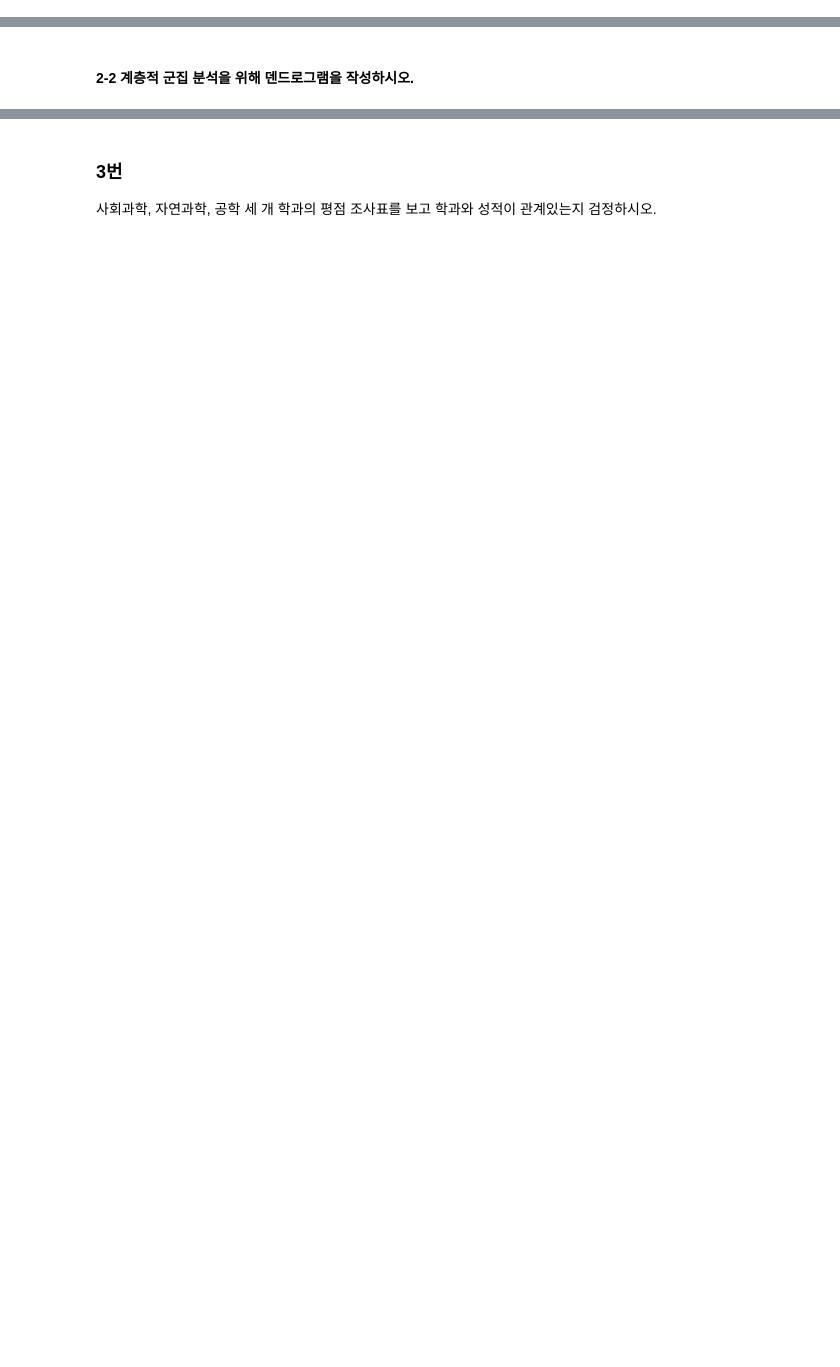
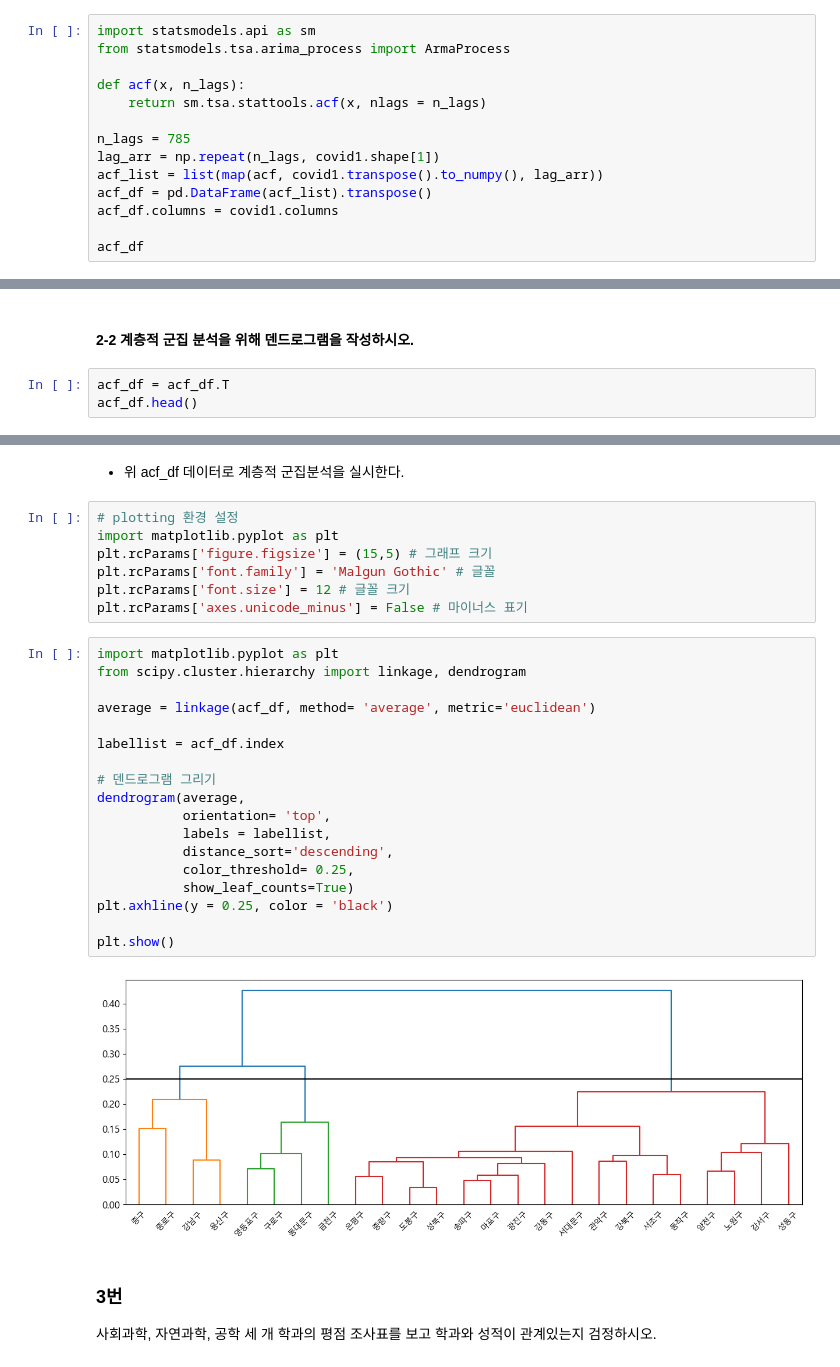
Before and after one commit to Junoflows/ADP, a Jupyter notebook: 문제/모의고사 3회.ipynb, the cells around one changed output, grey strips where cells are left out. Saved outputs shown, nothing was run; the diff lists cells and outputs as text; blank space fills up the shorter version.

```diff
--- a/문제/모의고사 3회.ipynb
+++ b/문제/모의고사 3회.ipynb
@@ -416,0 +441,14 @@ t 검정에서 p-value 가 0.05보다 크므로 귀무가설을 기각하지 않
+# %%
+import statsmodels.api as sm
+from statsmodels.tsa.arima_process import ArmaProcess
+
+def acf(x, n_lags):
+    return sm.tsa.stattools.acf(x, nlags = n_lags)
+
+n_lags = 785
+lag_arr = np.repeat(n_lags, covid1.shape[1])
+acf_list = list(map(acf, covid1.transpose().to_numpy(), lag_arr))
+acf_df = pd.DataFrame(acf_list).transpose()
+acf_df.columns = covid1.columns
+
+acf_df
@@ -417,2 +469,5 @@ t 검정에서 p-value 가 0.05보다 크므로 귀무가설을 기각하지 않
 # %% [markdown]
 #### 2-2 계층적 군집 분석을 위해 덴드로그램을 작성하시오.
+# %%
+acf_df = acf_df.T
+acf_df.head()
@@ -419,3 +482,32 @@ t 검정에서 p-value 가 0.05보다 크므로 귀무가설을 기각하지 않
+# %% [markdown]
++ 위 acf_df 데이터로 계층적 군집분석을 실시한다.
+# %%
+# plotting 환경 설정
+import matplotlib.pyplot as plt
+plt.rcParams['figure.figsize'] = (15,5) # 그래프 크기
+plt.rcParams['font.family'] = 'Malgun Gothic' # 글꼴
+plt.rcParams['font.size'] = 12 # 글꼴 크기
+plt.rcParams['axes.unicode_minus'] = False # 마이너스 표기
+# %%
+import matplotlib.pyplot as plt
+from scipy.cluster.hierarchy import linkage, dendrogram
+
+average = linkage(acf_df, method= 'average', metric='euclidean')
+
+labellist = acf_df.index
+
+# 덴드로그램 그리기
+dendrogram(average,
+           orientation= 'top',
+           labels = labellist,
+           distance_sort='descending',
+           color_threshold= 0.25,
+           show_leaf_counts=True)
+plt.axhline(y = 0.25, color = 'black')
+
+plt.show()
+# %% [output]
+[figure, added]
 # %% [markdown]
 ### 3번
 사회과학, 자연과학, 공학 세 개 학과의 평점 조사표를 보고 학과와 성적이 관계있는지 검정하시오.
```
Also changed, not shown: parts of 9 cells of this notebook.
